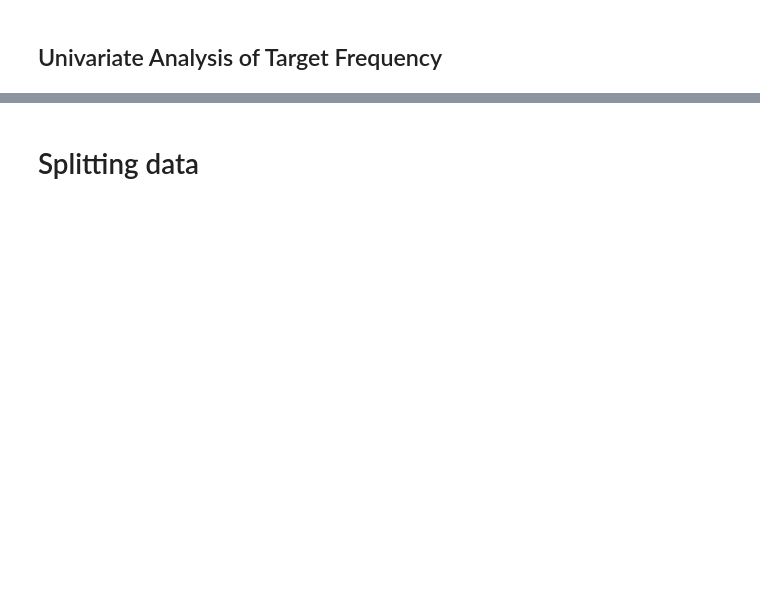
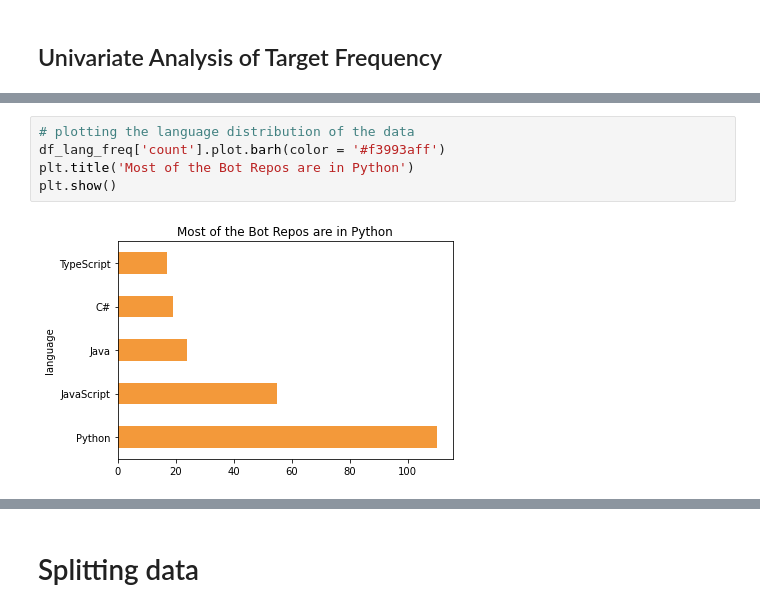
Before and after one commit to NLP-Project-Hopper2/NLP-Project-Hopper2, a Jupyter notebook: stephanies_notebook.ipynb, the cells around one changed output, grey strips where cells are left out. Cells and saved outputs as stored; diff of their text form; blank space fills up the shorter version.

```diff
--- a/stephanies_notebook.ipynb
+++ b/stephanies_notebook.ipynb
@@ -73,0 +91,7 @@ plt.show();
+# %%
+# plotting the language distribution of the data
+df_lang_freq['count'].plot.barh(color = '#f3993aff')
+plt.title('Most of the Bot Repos are in Python')
+plt.show()
+# %% [output]
+[figure, new version]
```
Also changed, not shown: parts of 30 cells of this notebook.
